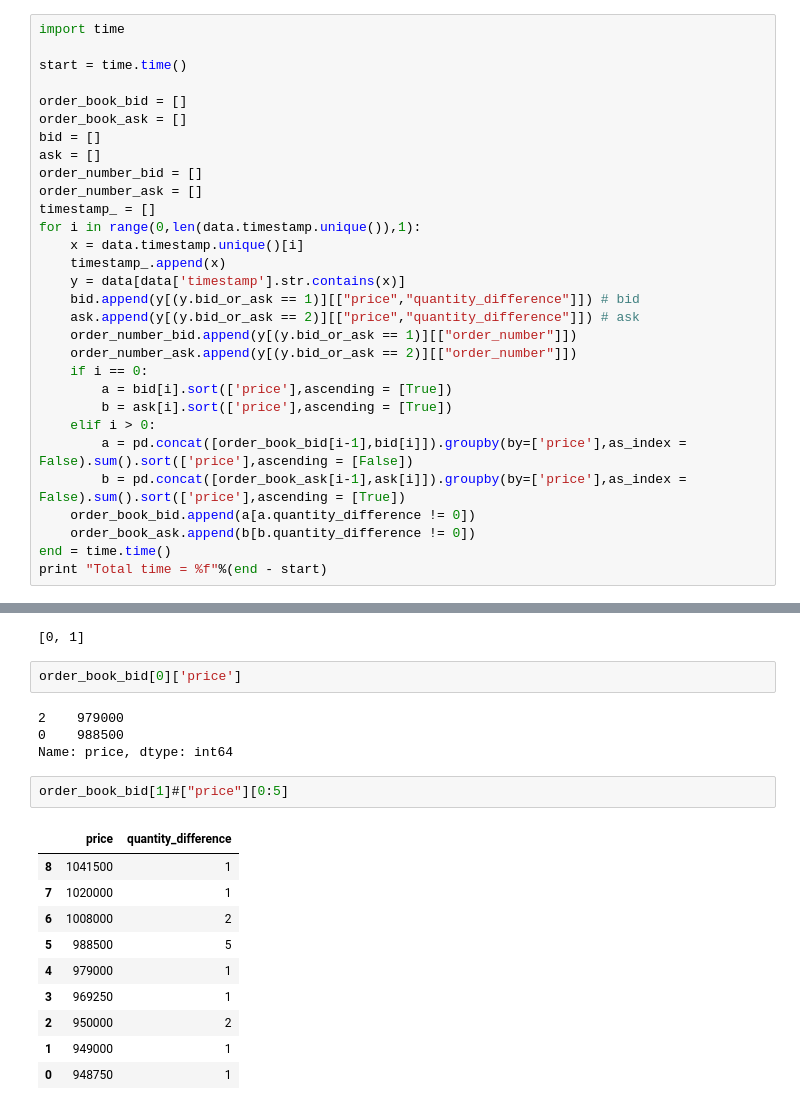
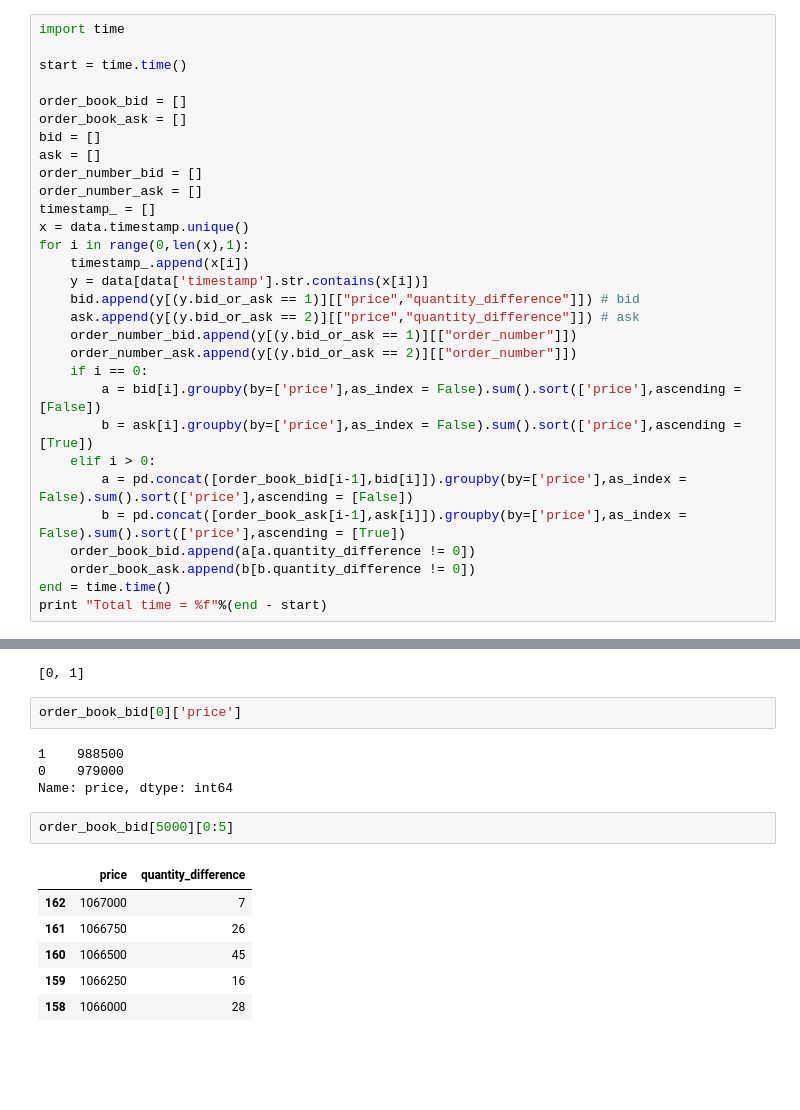
Before and after one commit to rorysroes/SGX-Full-OrderBook-Tick-Data-Trading-Strategy, a Jupyter notebook: sgx_tick_data_a50_timestamp.ipynb, the cells around one changed output, grey strips where cells are left out. Saved outputs shown, nothing was run; the diff lists cells and outputs as text; blank space fills up the shorter version.

```diff
--- a/sgx_tick_data_a50_timestamp.ipynb
+++ b/sgx_tick_data_a50_timestamp.ipynb
@@ -275,17 +275,17 @@ ask = []
 order_number_bid = []
 order_number_ask = []
 timestamp_ = []
-for i in range(0,len(data.timestamp.unique()),1):
-    x = data.timestamp.unique()[i]
-    timestamp_.append(x)
-    y = data[data['timestamp'].str.contains(x)]
+x = data.timestamp.unique()
+for i in range(0,len(x),1):
+    timestamp_.append(x[i])
+    y = data[data['timestamp'].str.contains(x[i])]
     bid.append(y[(y.bid_or_ask == 1)][["price","quantity_difference"]]) # bid
     ask.append(y[(y.bid_or_ask == 2)][["price","quantity_difference"]]) # ask
     order_number_bid.append(y[(y.bid_or_ask == 1)][["order_number"]])
     order_number_ask.append(y[(y.bid_or_ask == 2)][["order_number"]])
     if i == 0:
-        a = bid[i].sort(['price'],ascending = [True])
-        b = ask[i].sort(['price'],ascending = [True])
+        a = bid[i].groupby(by=['price'],as_index = False).sum().sort(['price'],ascending = [False])
+        b = ask[i].groupby(by=['price'],as_index = False).sum().sort(['price'],ascending = [True])
     elif i > 0:
         a = pd.concat([order_book_bid[i-1],bid[i]]).groupby(by=['price'],as_index = False).sum().sort(['price'],ascending = [False])
         b = pd.concat([order_book_ask[i-1],ask[i]]).groupby(by=['price'],as_index = False).sum().sort(['price'],ascending = [True])
@@ -337,19 +341,15 @@ range(0,len(order_book_bid[0]))
 # %%
 order_book_bid[0]['price']
 # %% [output]
-2    979000
-0    988500
+1    988500
+0    979000
 Name: price, dtype: int64
 # %%
-order_book_bid[1]#["price"][0:5]
+order_book_bid[5000][0:5]
 # %% [output]
 |  | price | quantity_difference |
-| 8 | 1041500 | 1 |
-| 7 | 1020000 | 1 |
-| 6 | 1008000 | 2 |
-| 5 | 988500 | 5 |
-| 4 | 979000 | 1 |
-| 3 | 969250 | 1 |
-| 2 | 950000 | 2 |
-| 1 | 949000 | 1 |
-| 0 | 948750 | 1 |
+| 162 | 1067000 | 7 |
+| 161 | 1066750 | 26 |
+| 160 | 1066500 | 45 |
+| 159 | 1066250 | 16 |
+| 158 | 1066000 | 28 |
```
Also changed, not shown: parts of 7 cells of this notebook, 2 other files.
